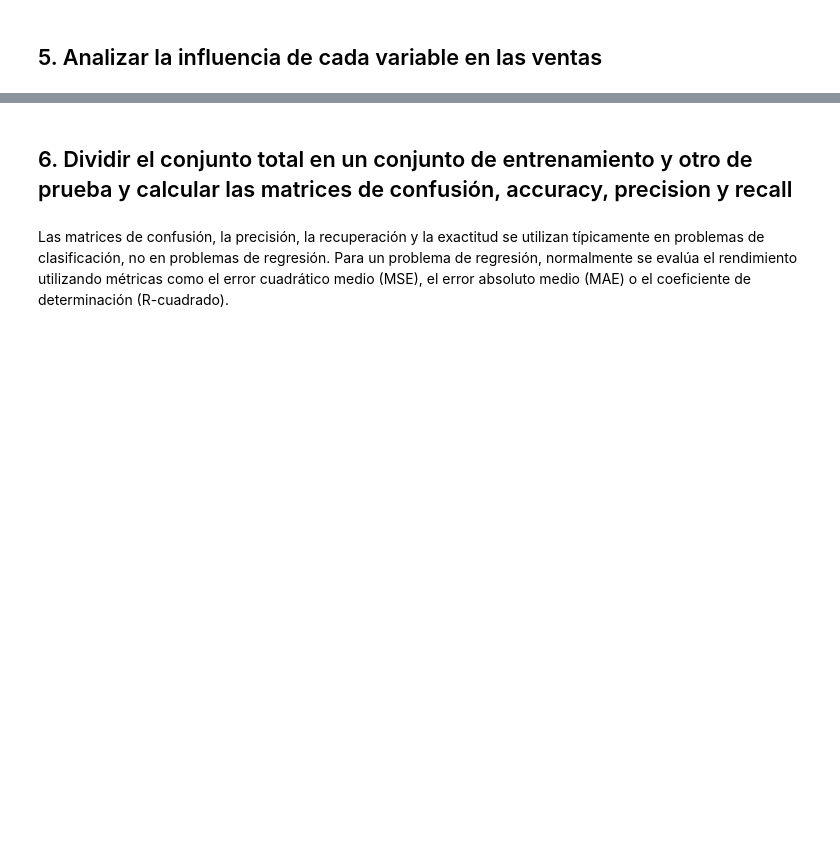
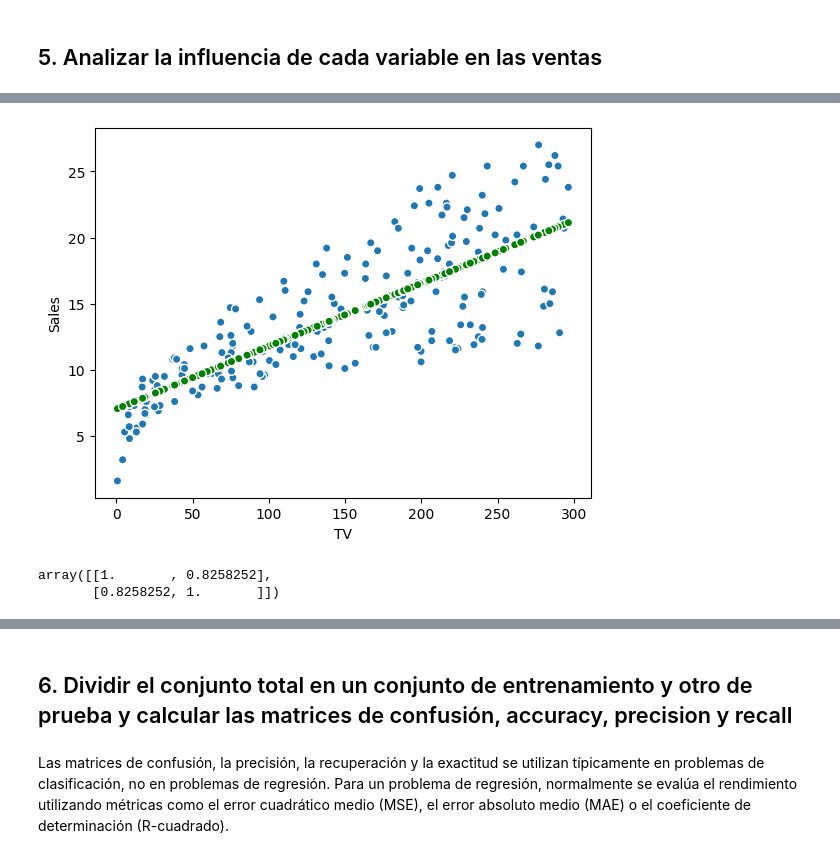
Before and after one commit to milalangone/unsupervised_advertising, a Jupyter notebook: regression_sales_analysis.ipynb, the cells around one changed output, grey strips where cells are left out. Drawn from its saved outputs; the diff is of its cells as text; code cells hidden in the pictures; blank space fills up the shorter version.

```diff
--- a/regression_sales_analysis.ipynb
+++ b/regression_sales_analysis.ipynb
@@ -246,0 +252,4 @@ Los residuos están distribuidos de manera normal
+# %%
+O_tv = models_dict[('TV', 'Sales')].predict(X_2)
+O_tv = O_tv.reshape(O_tv.size, 1)
+O_tv
@@ -246,0 +319,11 @@ Los residuos están distribuidos de manera normal
+# %%
+sns.scatterplot(tv_df, x="TV", y="Sales", marker="o", linestyle="")
+sns.scatterplot(m_tv_df, x="TV", y="Sales", marker="o", linestyle="", color="green")
+plt.show()
+# %% [output]
+[figure, added]
+# %%
+np.corrcoef(X[:,0], O_radio_tv[:,0])
+# %% [output]
+array([[1.       , 0.8258252],
+       [0.8258252, 1.       ]])
```
Also changed, not shown: parts of 41 cells of this notebook.
